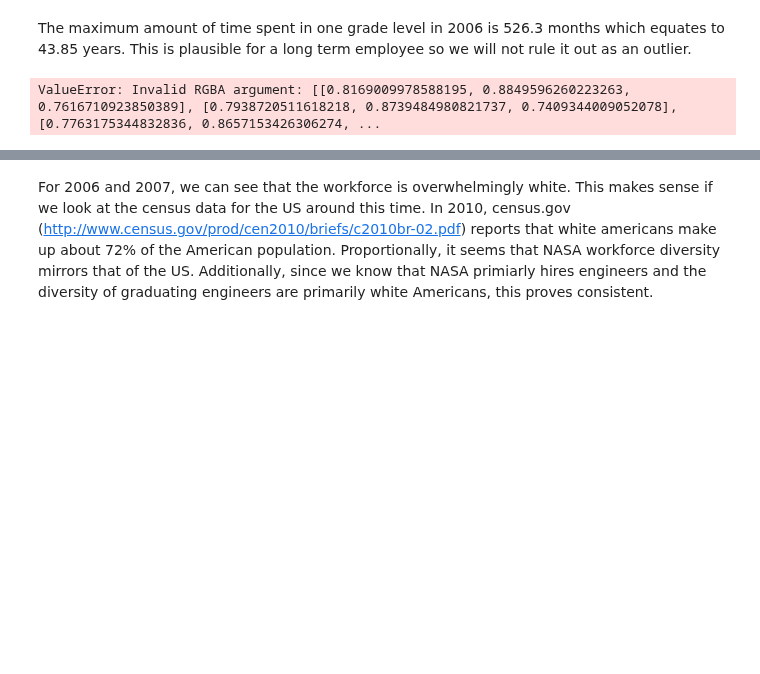
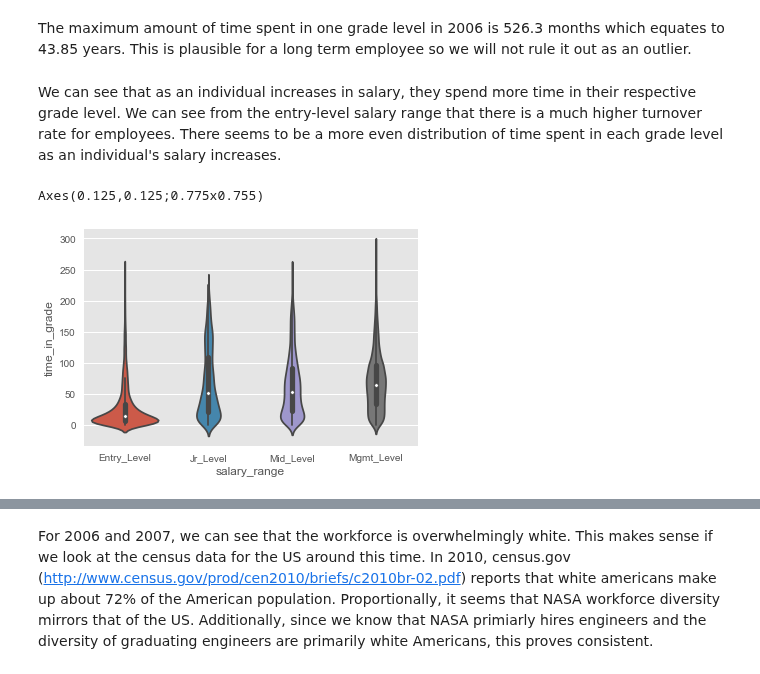
Before and after one commit to wkerneck/DataMiningClass, a Jupyter notebook: 7331_Data_MiningProject_1_resubmit.ipynb, the cells around one changed output, grey strips where cells are left out. Cells and saved outputs as stored; diff of their text form; code cells hidden in the pictures; blank space fills up the shorter version.

```diff
--- a/7331_Data_MiningProject_1_resubmit.ipynb
+++ b/7331_Data_MiningProject_1_resubmit.ipynb
@@ -480,10 +481,11 @@ sns.set(style="darkgrid")
-# %%
-pal = sns.cubehelix_palette(40, rot=-.5, dark=.3)
-sns.violinplot(df.salary,
-               color=pal,
-               groupby=df.salary_range.astype(bool))
-# %% [output]
-ValueError: Invalid RGBA argument: [[0.8169009978588195, 0.8849596260223263, 0.7616710923850389], [0.7938720511618218, 0.8739484980821737, 0.7409344009052078], [0.7763175344832836, 0.8657153426306274, ...
+# %% [markdown]
+We can see that as an individual increases in salary, they spend more time in their respective grade level. We can see from the entry-level salary range that there is a much higher turnover rate for employees. There seems to be a more even distribution of time spent in each grade level as an individual's salary increases.
+# %%
+ax = sns.violinplot(x="salary_range", y="time_in_grade", data=df)
+print(ax)
+# %% [output]
+Axes(0.125,0.125;0.775x0.755)
+[figure, added]
 # %%
 # Breakout of Race and national origin from 2006-2008
 figure(1, figsize=(6,6))
```
Also changed, not shown: parts of 8 cells of this notebook.
